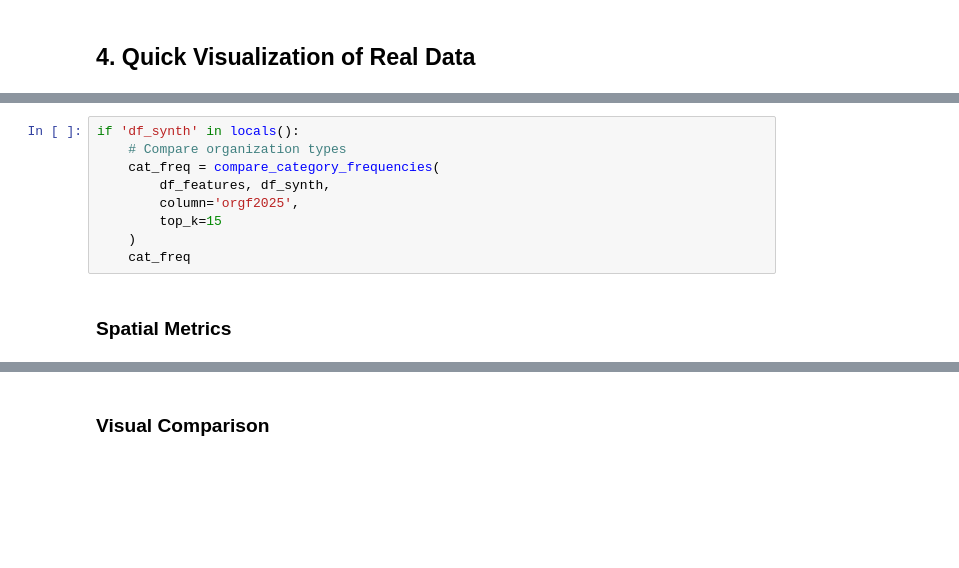
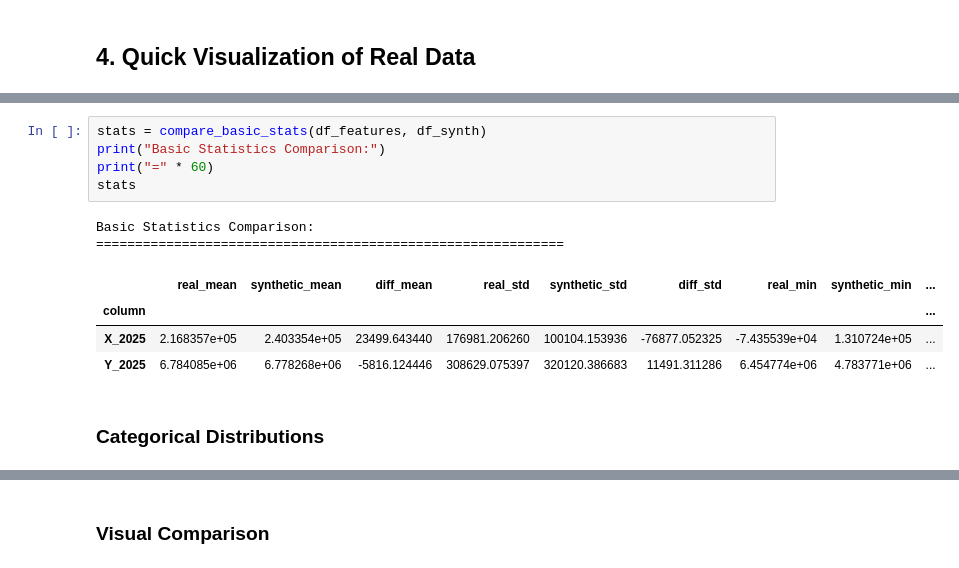
Before and after one commit to akielland/synthetic-lab, a Jupyter notebook: notebooks/04_geostad_pipeline_test.ipynb, the cells around one changed output, grey strips where cells are left out. Drawn from its saved outputs; the diff is of its cells as text; blank space fills up the shorter version.

```diff
--- a/notebooks/04_geostad_pipeline_test.ipynb
+++ b/notebooks/04_geostad_pipeline_test.ipynb
@@ -110,12 +362,15 @@ if 'df_synth' in locals():
 # %%
-if 'df_synth' in locals():
-    # Compare organization types
-    cat_freq = compare_category_frequencies(
-        df_features, df_synth,
-        column='orgf2025',
-        top_k=15
-    )
-    cat_freq
+stats = compare_basic_stats(df_features, df_synth)
+print("Basic Statistics Comparison:")
+print("=" * 60)
+stats
+# %% [output]
+Basic Statistics Comparison:
+============================================================
+|  | real_mean | synthetic_mean | diff_mean | real_std | synthetic_std | diff_std | real_min | synthetic_min | ... |
+| column |  |  |  |  |  |  |  |  | ... |
+| X_2025 | 2.168357e+05 | 2.403354e+05 | 23499.643440 | 176981.206260 | 100104.153936 | -76877.052325 | -7.435539e+04 | 1.310724e+05 | ... |
+| Y_2025 | 6.784085e+06 | 6.778268e+06 | -5816.124446 | 308629.075397 | 320120.386683 | 11491.311286 | 6.454774e+06 | 4.783771e+06 | ... |
 # %% [markdown]
-### Spatial Metrics
+### Categorical Distributions
 # %%
```
Also changed, not shown: parts of 20 cells of this notebook, 1 other file.
